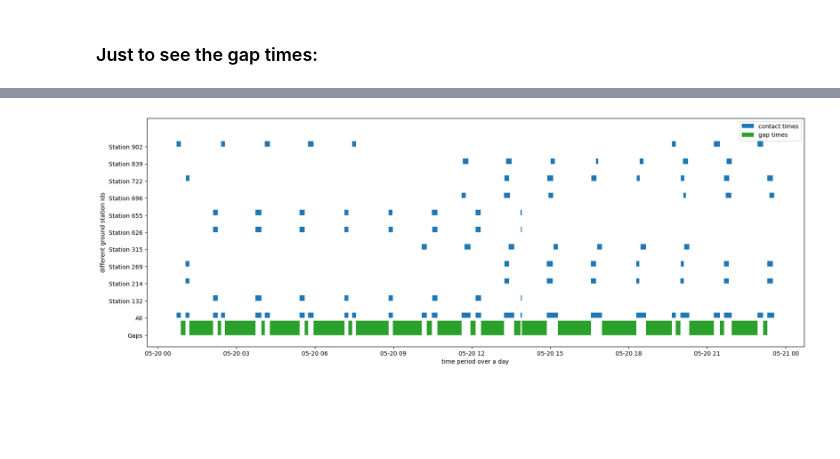
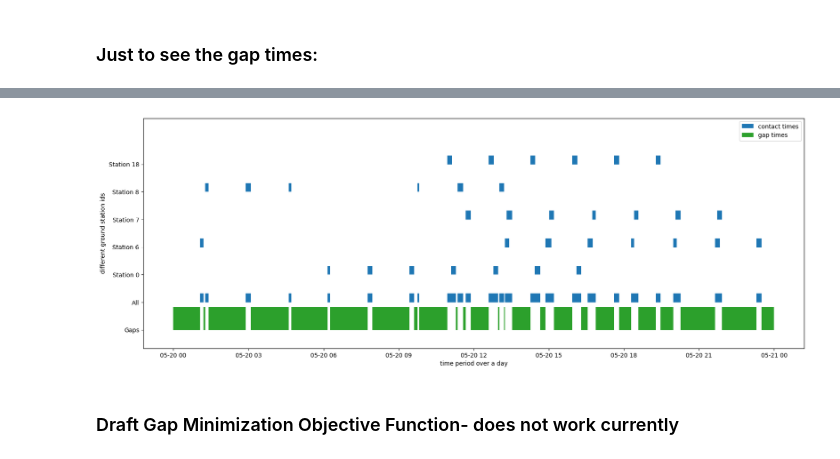
Before and after one commit to VedantS18/loc-gsopt, a Jupyter notebook: src/examples/vedant_example.ipynb, the cells around one changed output, grey strips where cells are left out. Cells and saved outputs as stored; diff of their text form; code cells hidden in the pictures; blank space fills up the shorter version.

Commit message:
Downlink, gap times with gurobi

```diff
--- a/src/examples/vedant_example.ipynb
+++ b/src/examples/vedant_example.ipynb
@@ -122,6 +122,6 @@ plt.show()
 # %% [markdown]
 ### Just to see the gap times:
 # %%
-_, _, gaps_seconds = compute_all_gaps_contacts([sat1], stations[0:5] ,epc0, epc1, False)
+_, _, gaps_seconds = compute_all_gaps_contacts([sat1], stations[0:20] ,epc0, epc1, False)
 print(gaps_seconds)
 # %% [output]
@@ -220,0 +133,7 @@ Gap between station  and : -748.59 seconds
+# %%
+import gurobipy as gp
+from gurobipy import GRB
+from itertools import combinations
+import numpy as np
+from common.utils import compute_gaps_per_sat, gap_times_condense, gap_times
+ground_stations = stations[0:25]
@@ -221,47 +240,43 @@ Gap between station  and : -748.59 seconds
 # %%
+# Visualization
 fig, ax = plt.subplots(figsize=(20,7))
 
-selected_station_ids = [i for i in x if x[i].X == 1]
+selected_station_ids = [i for i in x if x[i].x > 0.5]
 contacts_all = []
 
 for idx in range(len(selected_station_ids)):
     station_id = selected_station_ids[idx]
-    contacts = [contact for contact, sid, station in station_contacts[station_id]]
+    contacts = station_contacts[station_id]['contacts']
     for contact in contacts:
         contacts_all.append(contact)
     ax.broken_barh([(contact.t_start, contact.t_end-contact.t_start)
                     for contact in contacts],
                     (idx*3, 0.95), facecolors='tab:blue')
+
 ax.broken_barh([(contact.t_start, contact.t_end-contact.t_start)
                 for contact in contacts_all],
                 (-3, 0.95),
                 facecolors='tab:blue',
                 label="contact times")
-sorted_contacts = sorted(contacts_all, key=lambda t: t.t_start)
-all_gap_times = []
 
-current_t_end = sorted_contacts[0].t_end
-for contact in sorted_contacts:
-    if current_t_end < contact.t_end and current_t_end > contact.t_start:
-        current_t_end = contact.t_end
-    if current_t_end < contact.t_start:
-        all_gap_times.append((current_t_end, contact.t_start))
-        current_t_end = contact.t_end
+# Use gap_times_condense from utils.py
+all_gap_times, gaps_seconds = gap_times_condense(contacts_all, epc0.to_datetime(), epc1.to_datetime())
 
-# Plot gaps
 ax.broken_barh([(gap[0], gap[1]-gap[0])
                 for gap in all_gap_times],
-                (-6, 2.5), facecolors='tab:green',label="gap times")
-
-
+                (-6, 2.5),
+                facecolors='tab:green',
+                label="gap times")
 
 ax.set_yticks(range(-6, len(selected_station_ids)*3, 3))
 ax.set_yticklabels(['Gaps', 'All'] + [f'Station {sid}' for sid in selected_station_ids])
 
 ax.set_ylim(-8, len(selected_station_ids)*3 + 2)
 plt.ylabel("different ground station ids")
 plt.xlabel("time period over a day")
 plt.legend()
 plt.show()
 # %% [output]
-[figure, old version]
+[figure, new version]
+# %% [markdown]
+### Draft Gap Minimization Objective Function- does not work currently ###
```
Also changed, not shown: parts of 8 cells of this notebook, 2 other files.
